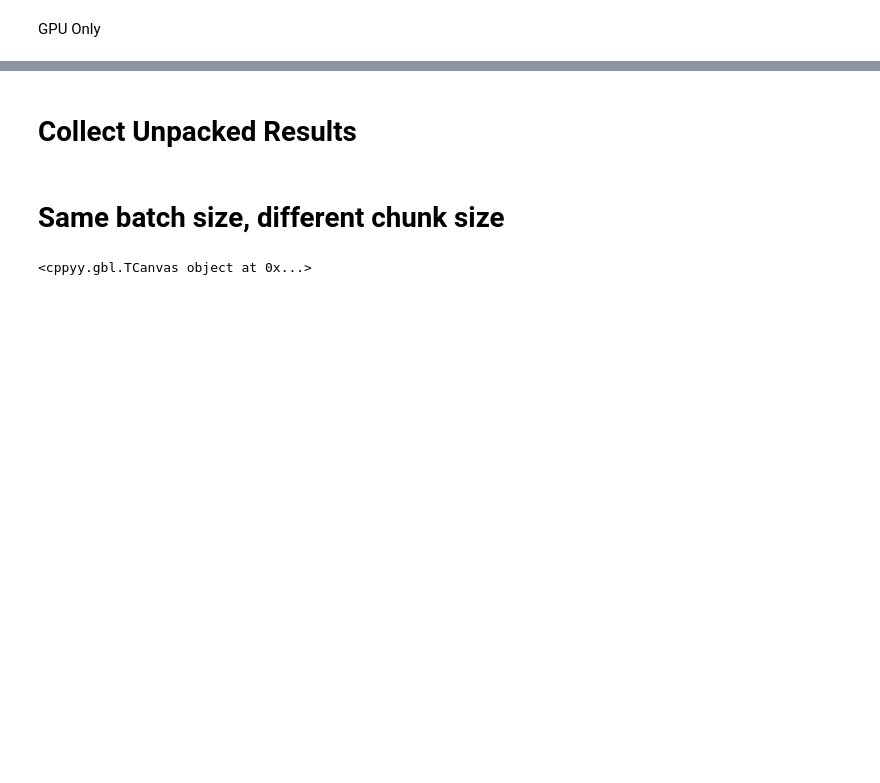
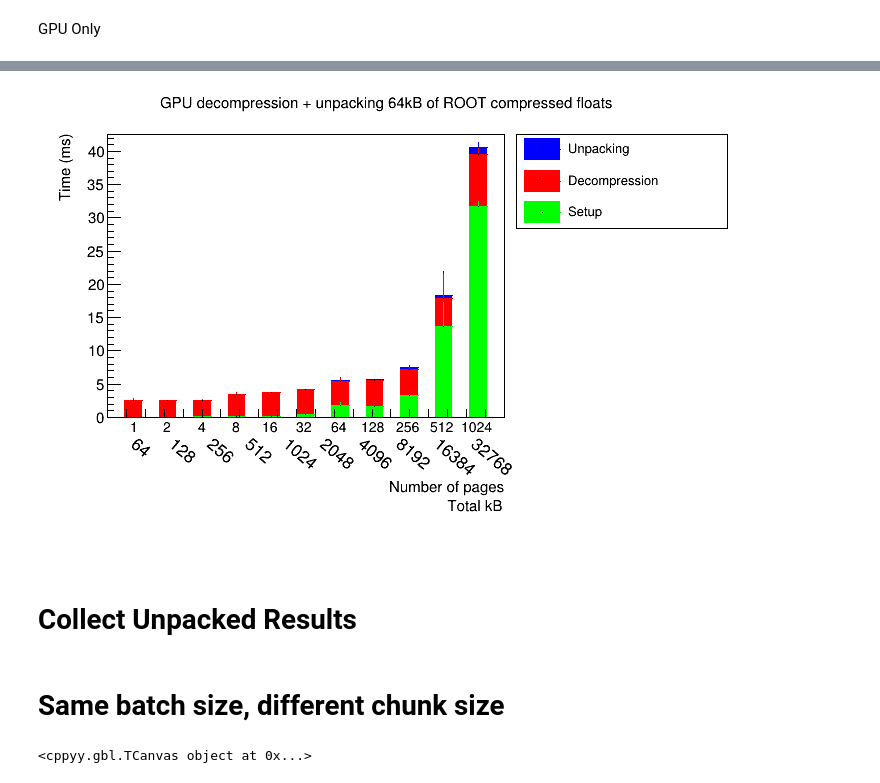
Before and after one commit to jolly-chen/root-gpu-decompression, a Jupyter notebook: benchmarks/benchmark.ipynb, the cells around one changed output, grey strips where cells are left out. Drawn from its saved outputs; the diff is of its cells as text; code cells hidden in the pictures; blank space fills up the shorter version.

```diff
--- a/benchmarks/benchmark.ipynb
+++ b/benchmarks/benchmark.ipynb
@@ -227,7 +382,7 @@ Warning in <TROOT::Append>: Replacing existing TH1: g_unpack32 (Potential memory
 GPU Only
 # %%
 n = 10
-w = 10
+w = 5
 nfiles = [1, 2, 4, 8, 16, 32, 64, 128, 256, 512, 1024]
 file = glob.glob("packed_floats.64000.root.zstd")
 nbins = len(nfiles) + len(nfiles) + 1
@@ -247,14 +402,6 @@ for i, m in enumerate(nfiles):
         g_ratios,
         g_sizes,
     ) = run_packed_benchmark_gpu(file, n, m, w)
-    (
-        c_decomp_times,
-        c_dev_dt,
-        c_unpack_times,
-        c_dev_pt,
-        c_ratios,
-        c_sizes,
-    ) = run_packed_benchmark_cpu(file, n, m, w)
 
     # GPU
 
@@ -316,3 +463,4 @@ for i, e in enumerate(labelbins):
 ox.Draw()
 l.Draw()
 c.Draw()
+# %% [output]
@@ -319,3 +484,4 @@ c.Draw()
+[figure, added]
 # %% [markdown]
 # Collect Unpacked Results
 # %%
```
Also changed, not shown: parts of 8 cells of this notebook, 1 other file.
